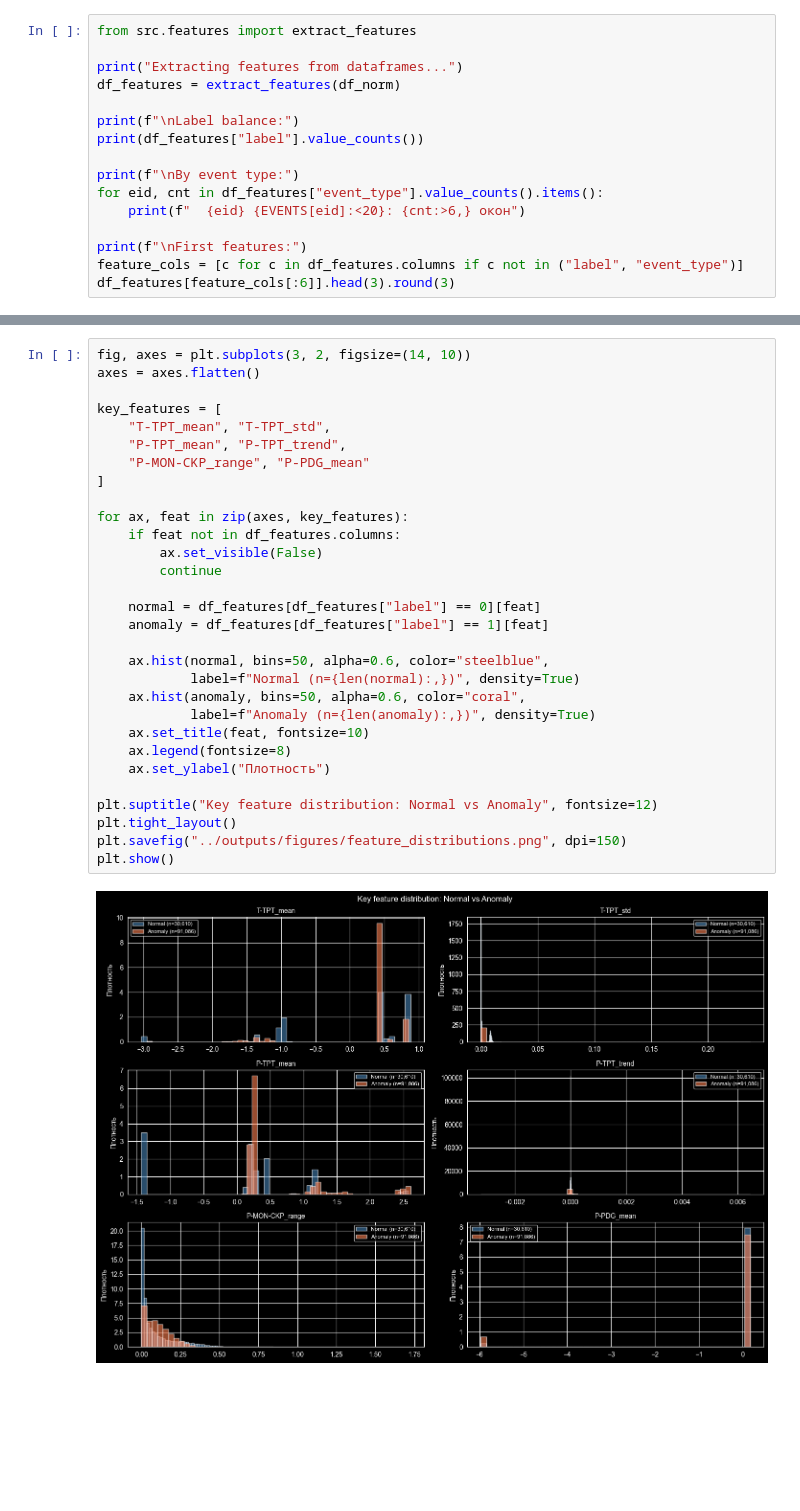
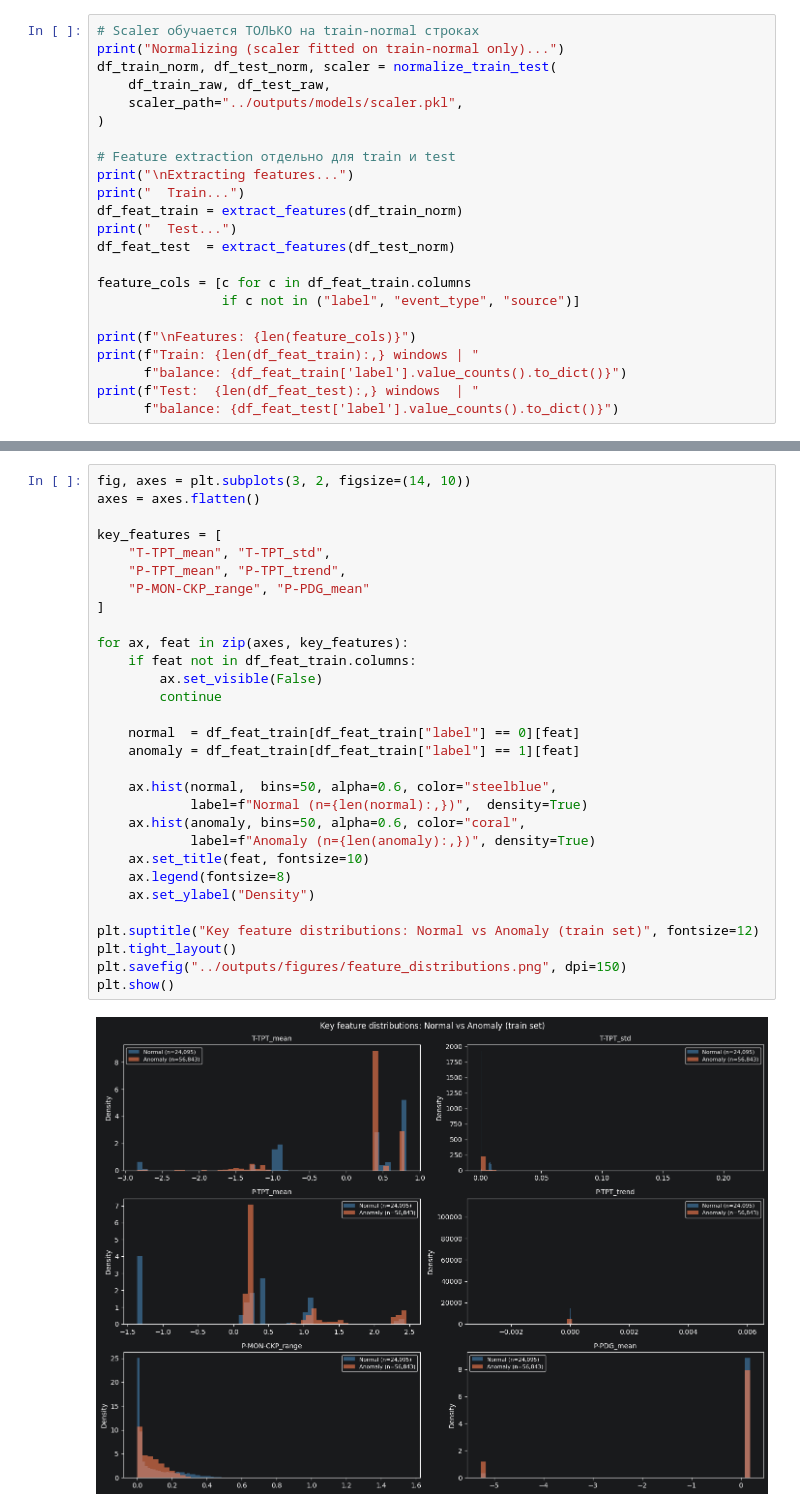
Before and after one commit to Spikw285/DatasetViewer, a Jupyter notebook: notebooks/02_features.ipynb, the cells around one changed output, grey strips where cells are left out. Cells and saved outputs as stored; diff of their text form; blank space fills up the shorter version.

Commit message:
Changed some logic in notebooks and finalized split of 03_modeling.ipynb

```diff
--- a/notebooks/02_features.ipynb
+++ b/notebooks/02_features.ipynb
@@ -34,17 +50,24 @@ Rows loaded: 3,653,142
 # %%
-from src.features import extract_features
+# Scaler обучается ТОЛЬКО на train-normal строках
+print("Normalizing (scaler fitted on train-normal only)...")
+df_train_norm, df_test_norm, scaler = normalize_train_test(
+    df_train_raw, df_test_raw,
+    scaler_path="../outputs/models/scaler.pkl",
+)
 
-print("Extracting features from dataframes...")
-df_features = extract_features(df_norm)
+# Feature extraction отдельно для train и test
+print("\nExtracting features...")
+print("  Train...")
+df_feat_train = extract_features(df_train_norm)
+print("  Test...")
+df_feat_test  = extract_features(df_test_norm)
 
-print(f"\nLabel balance:")
-print(df_features["label"].value_counts())
+feature_cols = [c for c in df_feat_train.columns
+                if c not in ("label", "event_type", "source")]
 
-print(f"\nBy event type:")
-for eid, cnt in df_features["event_type"].value_counts().items():
-    print(f"  {eid} {EVENTS[eid]:<20}: {cnt:>6,} окон")
-
-print(f"\nFirst features:")
-feature_cols = [c for c in df_features.columns if c not in ("label", "event_type")]
-df_features[feature_cols[:6]].head(3).round(3)
+print(f"\nFeatures: {len(feature_cols)}")
+print(f"Train: {len(df_feat_train):,} windows | "
+      f"balance: {df_feat_train['label'].value_counts().to_dict()}")
+print(f"Test:  {len(df_feat_test):,} windows  | "
+      f"balance: {df_feat_test['label'].value_counts().to_dict()}")
 # %% [output]
@@ -87,33 +108,33 @@ Series([], dtype: float64)
 # %%
 fig, axes = plt.subplots(3, 2, figsize=(14, 10))
 axes = axes.flatten()
 
 key_features = [
     "T-TPT_mean", "T-TPT_std",
     "P-TPT_mean", "P-TPT_trend",
     "P-MON-CKP_range", "P-PDG_mean"
 ]
 
 for ax, feat in zip(axes, key_features):
-    if feat not in df_features.columns:
+    if feat not in df_feat_train.columns:
         ax.set_visible(False)
         continue
 
-    normal = df_features[df_features["label"] == 0][feat]
-    anomaly = df_features[df_features["label"] == 1][feat]
+    normal  = df_feat_train[df_feat_train["label"] == 0][feat]
+    anomaly = df_feat_train[df_feat_train["label"] == 1][feat]
 
-    ax.hist(normal, bins=50, alpha=0.6, color="steelblue",
-            label=f"Normal (n={len(normal):,})", density=True)
+    ax.hist(normal,  bins=50, alpha=0.6, color="steelblue",
+            label=f"Normal (n={len(normal):,})",  density=True)
     ax.hist(anomaly, bins=50, alpha=0.6, color="coral",
             label=f"Anomaly (n={len(anomaly):,})", density=True)
     ax.set_title(feat, fontsize=10)
     ax.legend(fontsize=8)
-    ax.set_ylabel("Плотность")
+    ax.set_ylabel("Density")
 
-plt.suptitle("Key feature distribution: Normal vs Anomaly", fontsize=12)
+plt.suptitle("Key feature distributions: Normal vs Anomaly (train set)", fontsize=12)
 plt.tight_layout()
 plt.savefig("../outputs/figures/feature_distributions.png", dpi=150)
 plt.show()
 # %% [output]
-[figure, old version]
+[figure, new version]
 # %%
```
Also changed, not shown: parts of 5 cells of this notebook, 3 other files.
